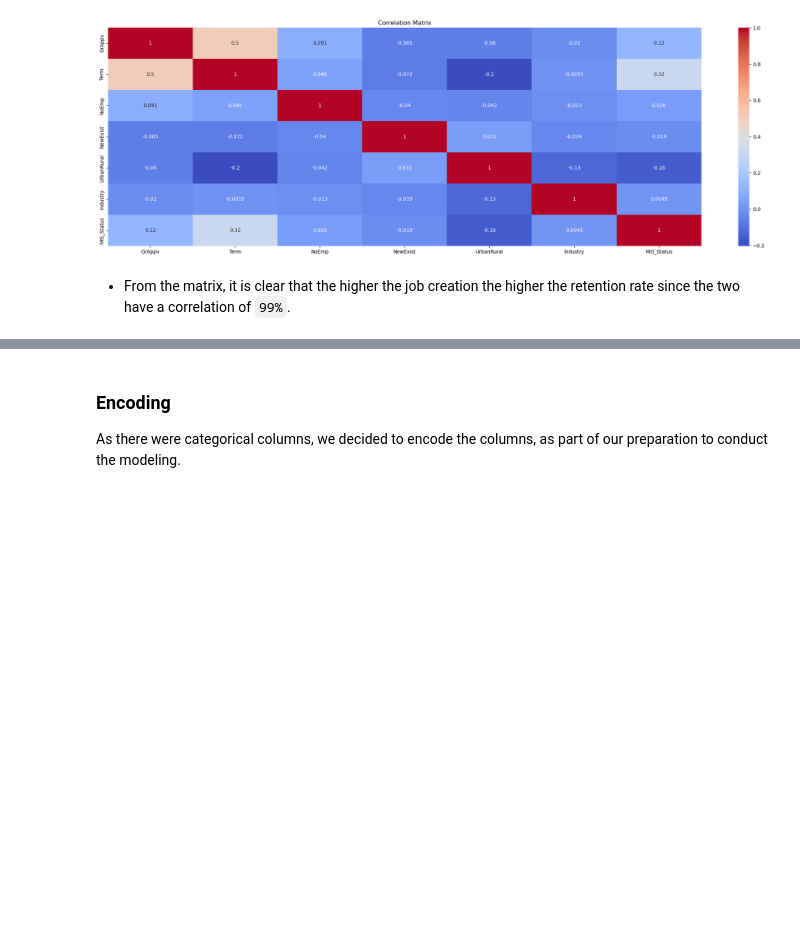
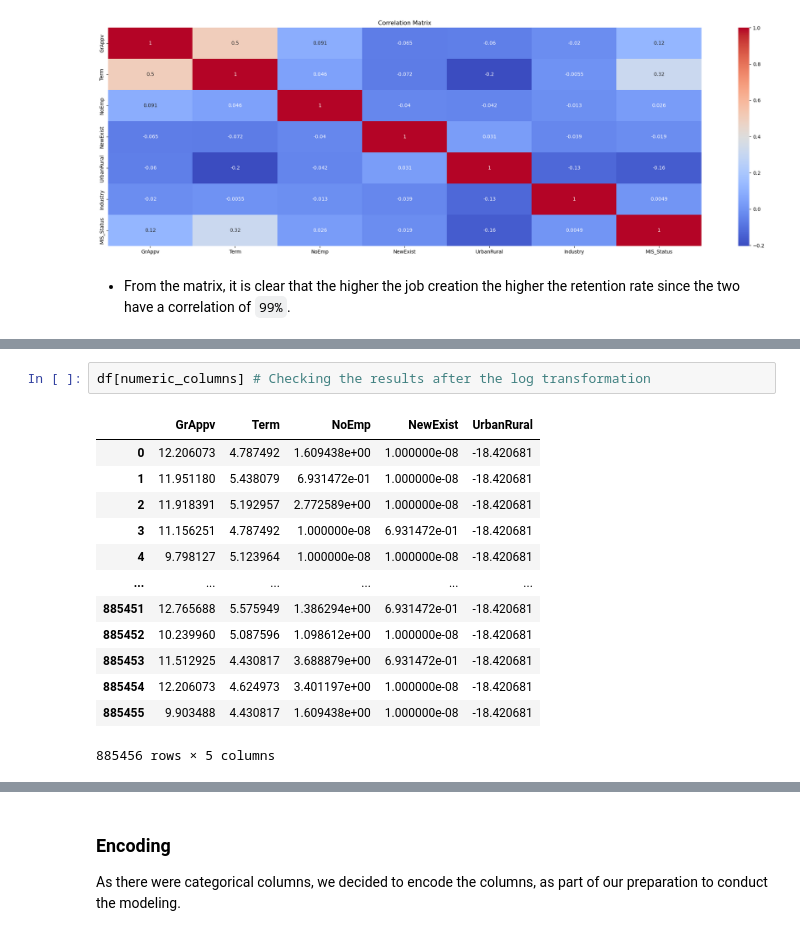
Before and after one commit to LynneMutwiri/Credit_Worthiness_of_Small_Businesses, a Jupyter notebook: SBA.ipynb, the cells around one changed output, grey strips where cells are left out. Cells and saved outputs as stored; diff of their text form; blank space fills up the shorter version.

```diff
--- a/SBA.ipynb
+++ b/SBA.ipynb
@@ -431,0 +443,16 @@ plt.show()
+# %%
+df[numeric_columns] # Checking the results after the log transformation
+# %% [output]
+|  | GrAppv | Term | NoEmp | NewExist | UrbanRural |
+| 0 | 12.206073 | 4.787492 | 1.609438e+00 | 1.000000e-08 | -18.420681 |
+| 1 | 11.951180 | 5.438079 | 6.931472e-01 | 1.000000e-08 | -18.420681 |
+| 2 | 11.918391 | 5.192957 | 2.772589e+00 | 1.000000e-08 | -18.420681 |
+| 3 | 11.156251 | 4.787492 | 1.000000e-08 | 6.931472e-01 | -18.420681 |
+| 4 | 9.798127 | 5.123964 | 1.000000e-08 | 1.000000e-08 | -18.420681 |
+| ... | ... | ... | ... | ... | ... |
+| 885451 | 12.765688 | 5.575949 | 1.386294e+00 | 6.931472e-01 | -18.420681 |
+| 885452 | 10.239960 | 5.087596 | 1.098612e+00 | 1.000000e-08 | -18.420681 |
+| 885453 | 11.512925 | 4.430817 | 3.688879e+00 | 6.931472e-01 | -18.420681 |
+| 885454 | 12.206073 | 4.624973 | 3.401197e+00 | 1.000000e-08 | -18.420681 |
+| 885455 | 9.903488 | 4.430817 | 1.609438e+00 | 1.000000e-08 | -18.420681 |
+885456 rows × 5 columns
```
Also changed, not shown: parts of 30 cells of this notebook, 1 other file.
